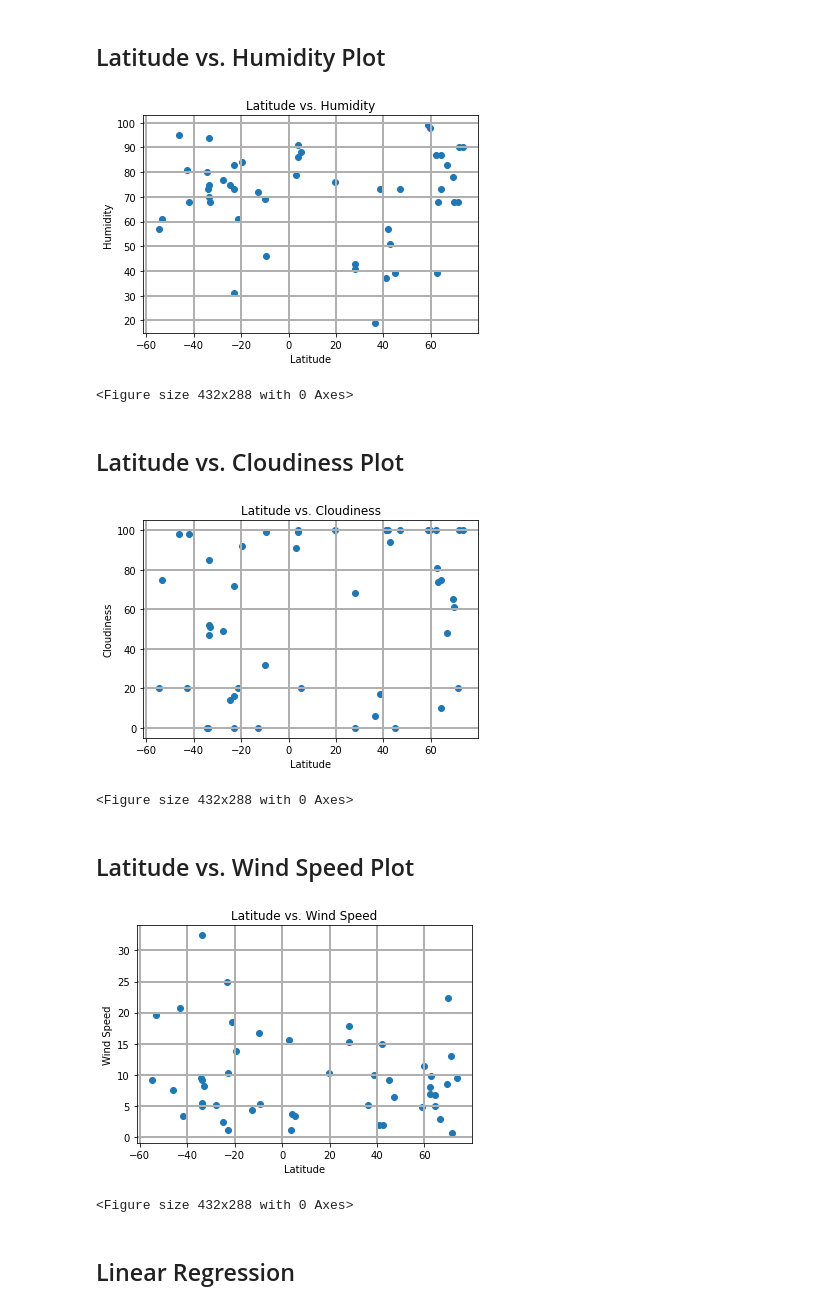
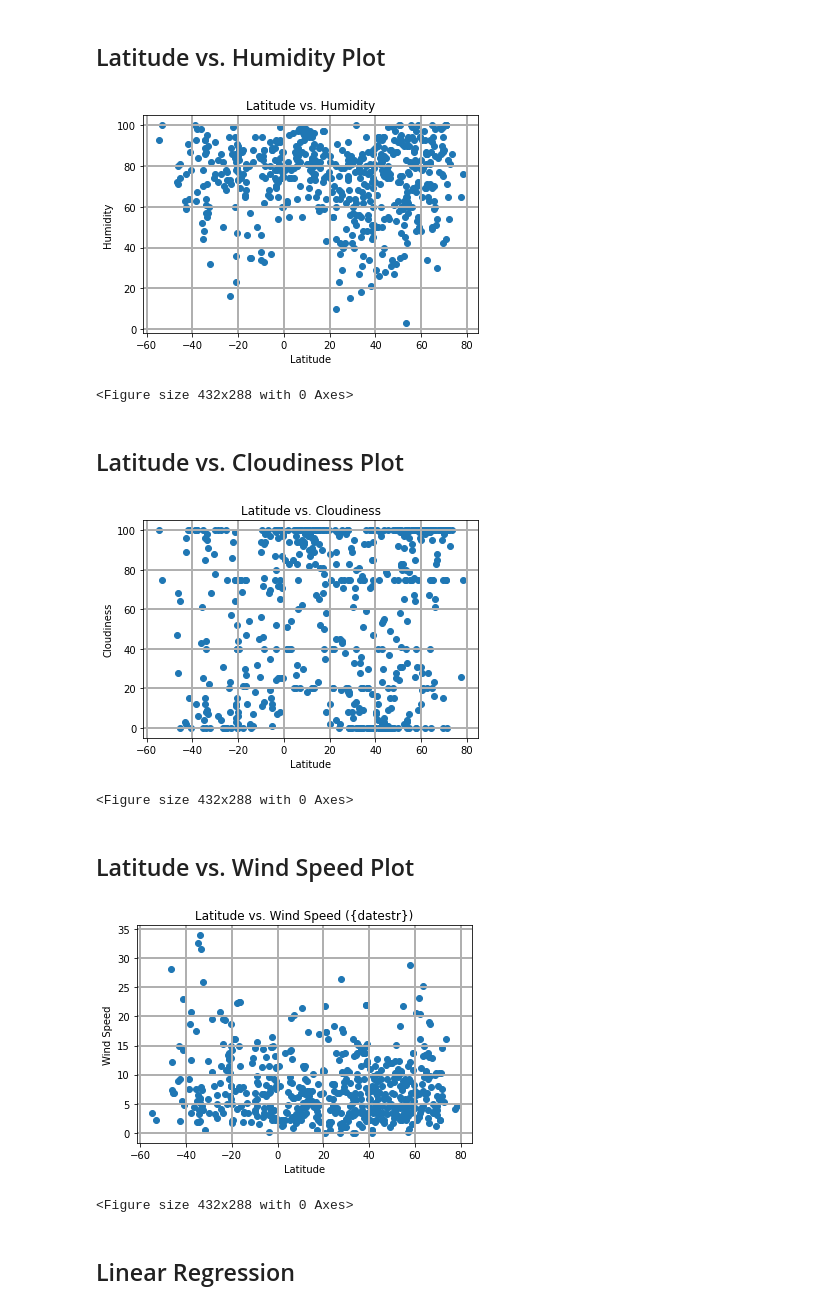
Before and after one commit to anishachaudhari/python-api-challenge, a Jupyter notebook: starter_code/WeatherPy.ipynb, the cells around one changed output. Cells and saved outputs as stored; diff of their text form; code cells hidden in the pictures.

```diff
--- a/starter_code/WeatherPy.ipynb
+++ b/starter_code/WeatherPy.ipynb
@@ -74,7 +81,7 @@ temp = []
 windspeed = []
 
 # loop through cities and perform request for data
-cities = cities[0:50] #delete this line after done debugging
+cities = cities #delete this line after done debugging
 i = 1
 for city in cities:
     city = city
@@ -211,9 +218,9 @@ plt.ylabel('Humidity')
 plt.title("Latitude vs. Humidity")
 plt.grid(linestyle='-', linewidth = 2)
 plt.show()
-plt.savefig("/Users/anishachaudhari/Desktop/output_files/lat_humidity.png")
+plt.savefig("/Users/anishachaudhari/data_science/Challenges/API challenge/python-api-challenge/output_files/lat_humidity.png")
 # %% [output]
-[figure, old version]
+[figure, new version]
 <Figure size 432x288 with 0 Axes>
 # %% [markdown]
 ## Latitude vs. Cloudiness Plot
@@ -228,26 +235,26 @@ plt.ylabel('Cloudiness')
 plt.title("Latitude vs. Cloudiness")
 plt.grid(linestyle='-', linewidth = 2)
 plt.show()
-plt.savefig("/Users/anishachaudhari/Desktop/output_files/lat_cloudiness.png")
+plt.savefig("/Users/anishachaudhari/data_science/Challenges/API challenge/python-api-challenge/output_files/lat_cloudiness.png")
 # %% [output]
-[figure, old version]
+[figure, new version]
 <Figure size 432x288 with 0 Axes>
 # %% [markdown]
 ## Latitude vs. Wind Speed Plot
 # %%
 # Create a Scatter Plot for temperature vs windspeed
 
 x_values = weather_df['Lat']
 y_values = weather_df['Wind Speed']
 plt.scatter(x_values,y_values)
 plt.xlabel('Latitude')
 plt.ylabel('Wind Speed')
-plt.title("Latitude vs. Wind Speed")
+plt.title("Latitude vs. Wind Speed ({datestr})")
 plt.grid(linestyle='-', linewidth = 2)
 plt.show()
-plt.savefig("/Users/anishachaudhari/Desktop/output_files/lat_windspeed.png")
+plt.savefig("/Users/anishachaudhari/data_science/Challenges/API challenge/python-api-challenge/output_files/lat_windspeed.png")
 # %% [output]
-[figure, old version]
+[figure, new version]
 <Figure size 432x288 with 0 Axes>
 # %% [markdown]
 ## Linear Regression
```
Also changed, not shown: parts of 13 cells of this notebook, 19 other files.
